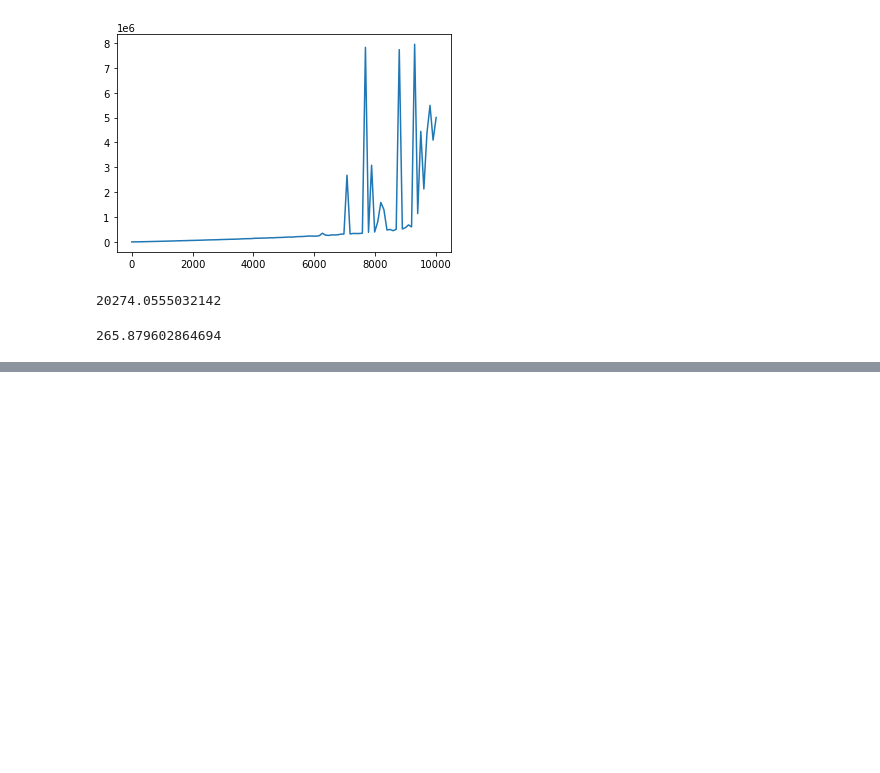
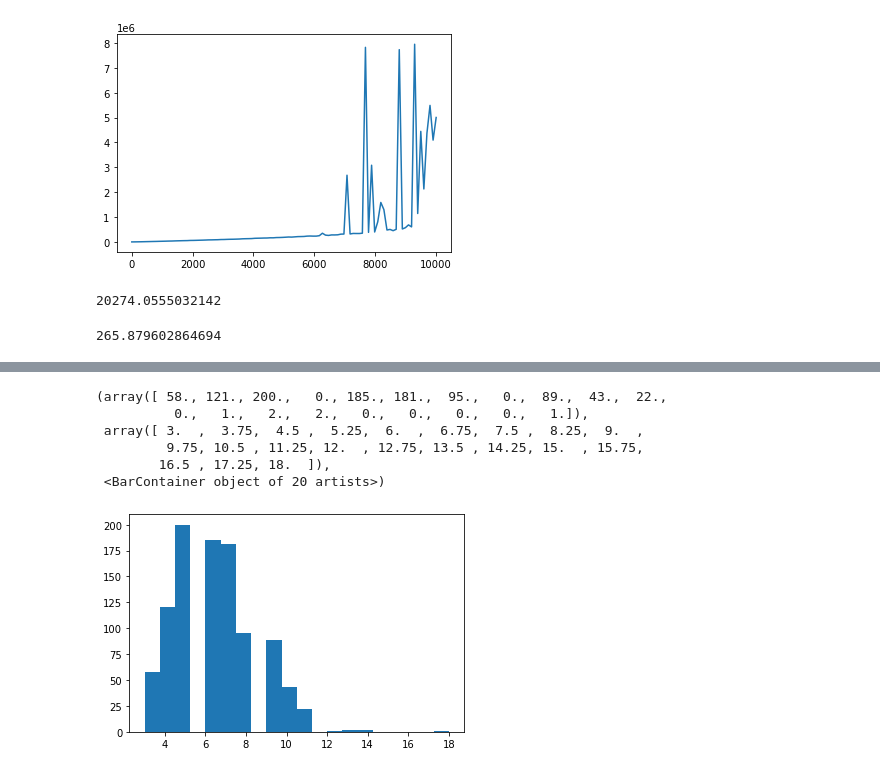
Before and after one commit to smoralesduarte/randnumsgps, a Jupyter notebook: erdossmgps.ipynb, the cells around one changed output, grey strips where cells are left out. Saved outputs shown, nothing was run; the diff lists cells and outputs as text; code cells hidden in the pictures; blank space fills up the shorter version.

```diff
--- a/erdossmgps.ipynb
+++ b/erdossmgps.ipynb
@@ -300,0 +327,10 @@ print(sum.n())
+# %%
+plt.hist(embedding_dims(random_back_list), bins = 20)
+# %% [output]
+(array([ 58., 121., 200.,   0., 185., 181.,  95.,   0.,  89.,  43.,  22.,
+          0.,   1.,   2.,   2.,   0.,   0.,   0.,   0.,   1.]),
+ array([ 3.  ,  3.75,  4.5 ,  5.25,  6.  ,  6.75,  7.5 ,  8.25,  9.  ,
+         9.75, 10.5 , 11.25, 12.  , 12.75, 13.5 , 14.25, 15.  , 15.75,
+        16.5 , 17.25, 18.  ]),
+ <BarContainer object of 20 artists>)
+[figure, added]
```
Also changed, not shown: parts of 9 cells of this notebook.
